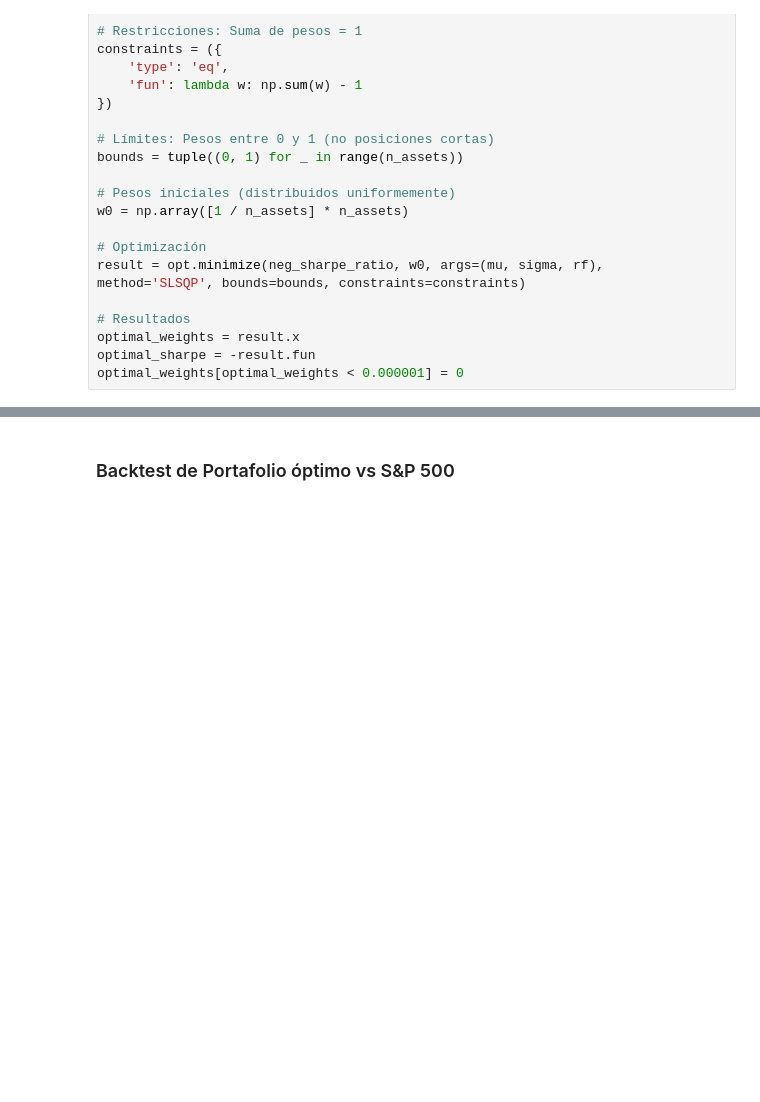
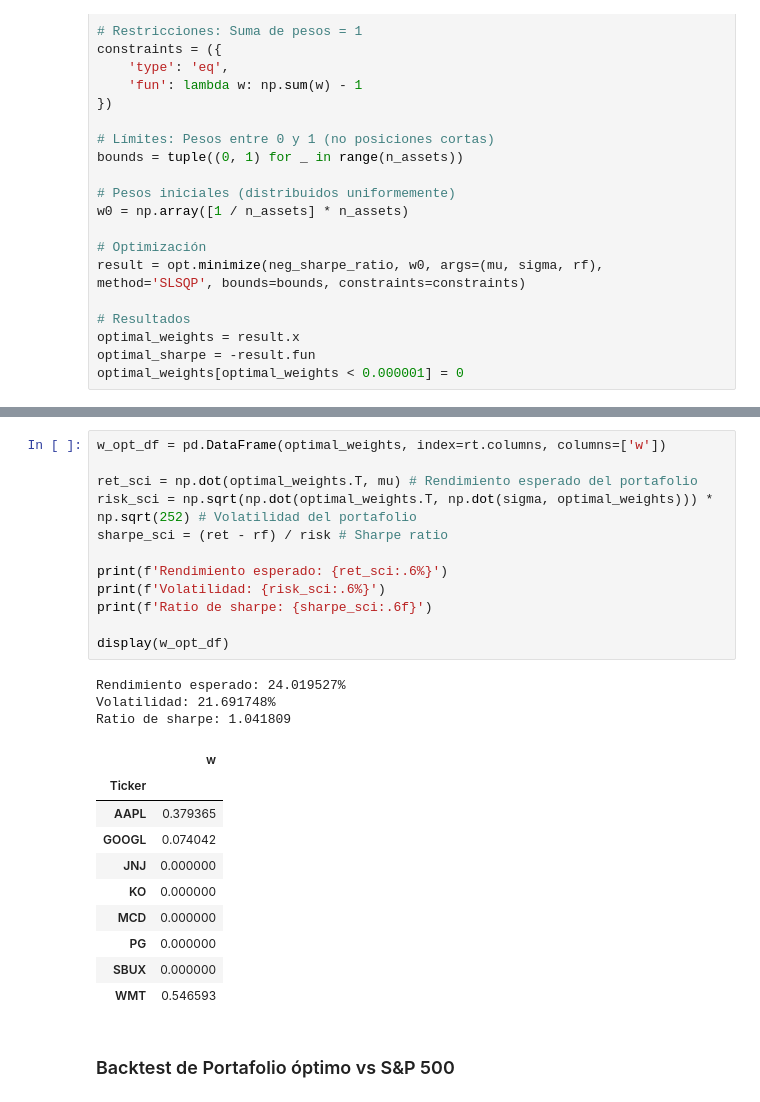
Before and after one commit to LuisMB09/metodos_optimizacion, a Jupyter notebook: aplicación_examen.ipynb, the cells around one changed output, grey strips where cells are left out. Drawn from its saved outputs; the diff is of its cells as text; blank space fills up the shorter version.

```diff
--- a/aplicación_examen.ipynb
+++ b/aplicación_examen.ipynb
@@ -118,3 +120,29 @@ w_opt_df.T
+# %%
+w_opt_df = pd.DataFrame(optimal_weights, index=rt.columns, columns=['w'])
+
+ret_sci = np.dot(optimal_weights.T, mu) # Rendimiento esperado del portafolio
+risk_sci = np.sqrt(np.dot(optimal_weights.T, np.dot(sigma, optimal_weights))) * np.sqrt(252) # Volatilidad del portafolio
+sharpe_sci = (ret - rf) / risk # Sharpe ratio
+
+print(f'Rendimiento esperado: {ret_sci:.6%}')
+print(f'Volatilidad: {risk_sci:.6%}')
+print(f'Ratio de sharpe: {sharpe_sci:.6f}')
+
+display(w_opt_df)
+# %% [output]
+Rendimiento esperado: 24.019527%
+Volatilidad: 21.691748%
+Ratio de sharpe: 1.041809
+|  | w |
+| Ticker |  |
+| AAPL | 0.379365 |
+| GOOGL | 0.074042 |
+| JNJ | 0.000000 |
+| KO | 0.000000 |
+| MCD | 0.000000 |
+| PG | 0.000000 |
+| SBUX | 0.000000 |
+| WMT | 0.546593 |
 # %% [markdown]
 ### Backtest de Portafolio óptimo vs S&P 500
 # %%
```
Also changed, not shown: parts of 16 cells of this notebook.
